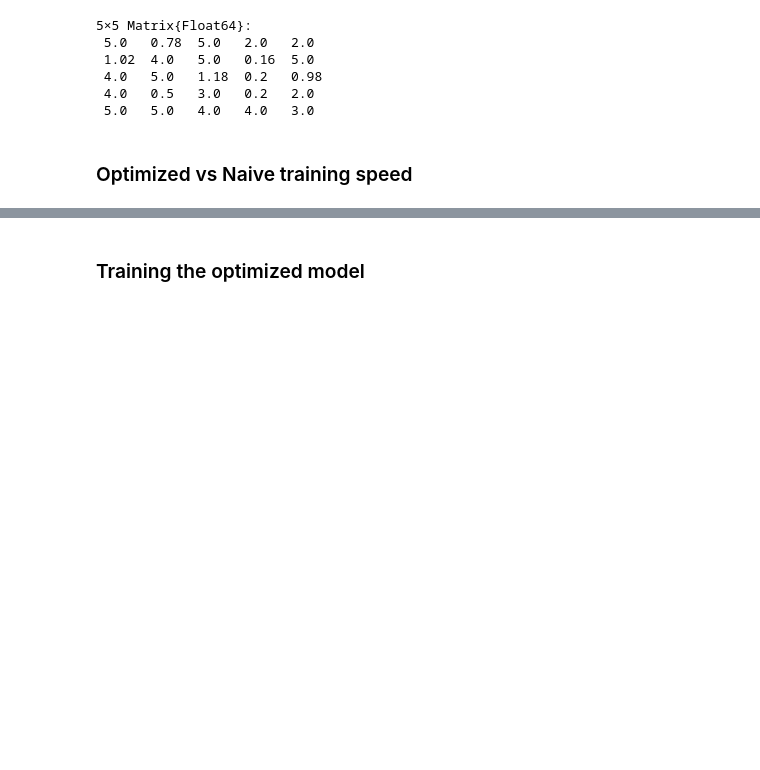
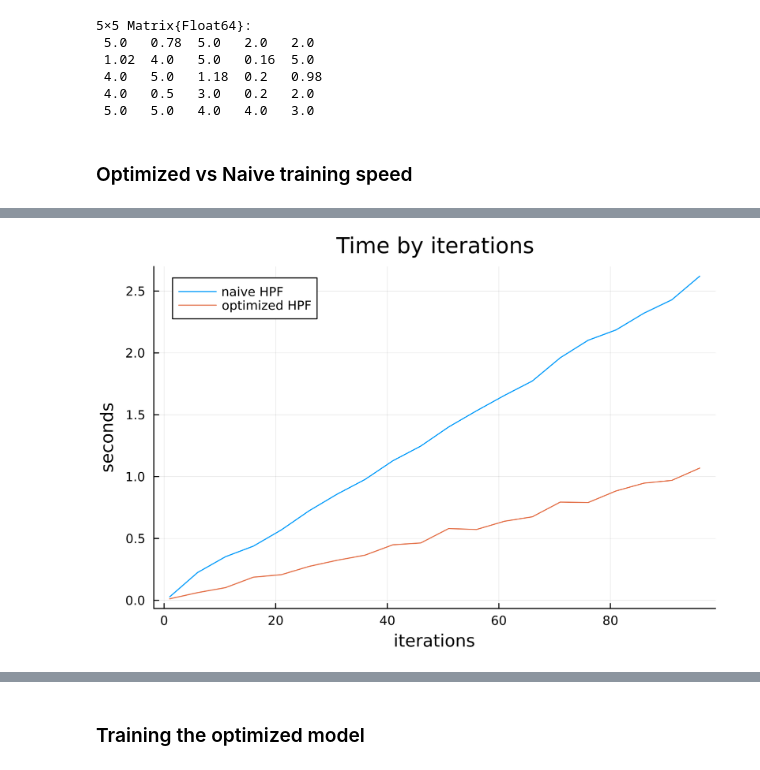
Before and after one commit to JustBeYou/unibuc-master-ai, a Jupyter notebook: probabilistic_programming/Project 1.ipynb, the cells around one changed output, grey strips where cells are left out. Drawn from its saved outputs; the diff is of its cells as text; code cells hidden in the pictures; blank space fills up the shorter version.

Commit message:
plots

```diff
--- a/probabilistic_programming/Project 1.ipynb
+++ b/probabilistic_programming/Project 1.ipynb
@@ -791,23 +791,25 @@ end
 # %%
 # Measure time vs number of iterations
 
 speed_test_cases = 1:5:100
 
 Random.seed!(SEED)
 optimized_time = []
 for iters in speed_test_cases
     stats = @timed train_hpf_mcmc(hpf_optimized, known_interaction_matrix, default_params, iters, all_interaction_matrix)
     push!(optimized_time, stats.time)
 end
 
 Random.seed!(SEED)
 naive_time = []
 for iters in speed_test_cases
     stats = @timed train_hpf_mcmc(hpf_naive, known_interaction_matrix, default_params, iters, all_interaction_matrix)
     push!(naive_time, stats.time)
 end
 
-plot(speed_test_cases, [naive_time, optimized_time], labels=["naive HPF" "optimized HPF"], xlabel="iterations", ylabel="seconds", title="Time by iterations")
+plot(speed_test_cases, [naive_time, optimized_time], labels=["naive HPF" "optimized HPF"], xlabel="iterations", ylabel="seconds", title="Time by iterations", fmt = :png, dpi=300)
+# %% [output]
+[figure, added]
 # %%
 # Measure time vs size of K
 
```
Also changed, not shown: parts of 6 cells of this notebook.
